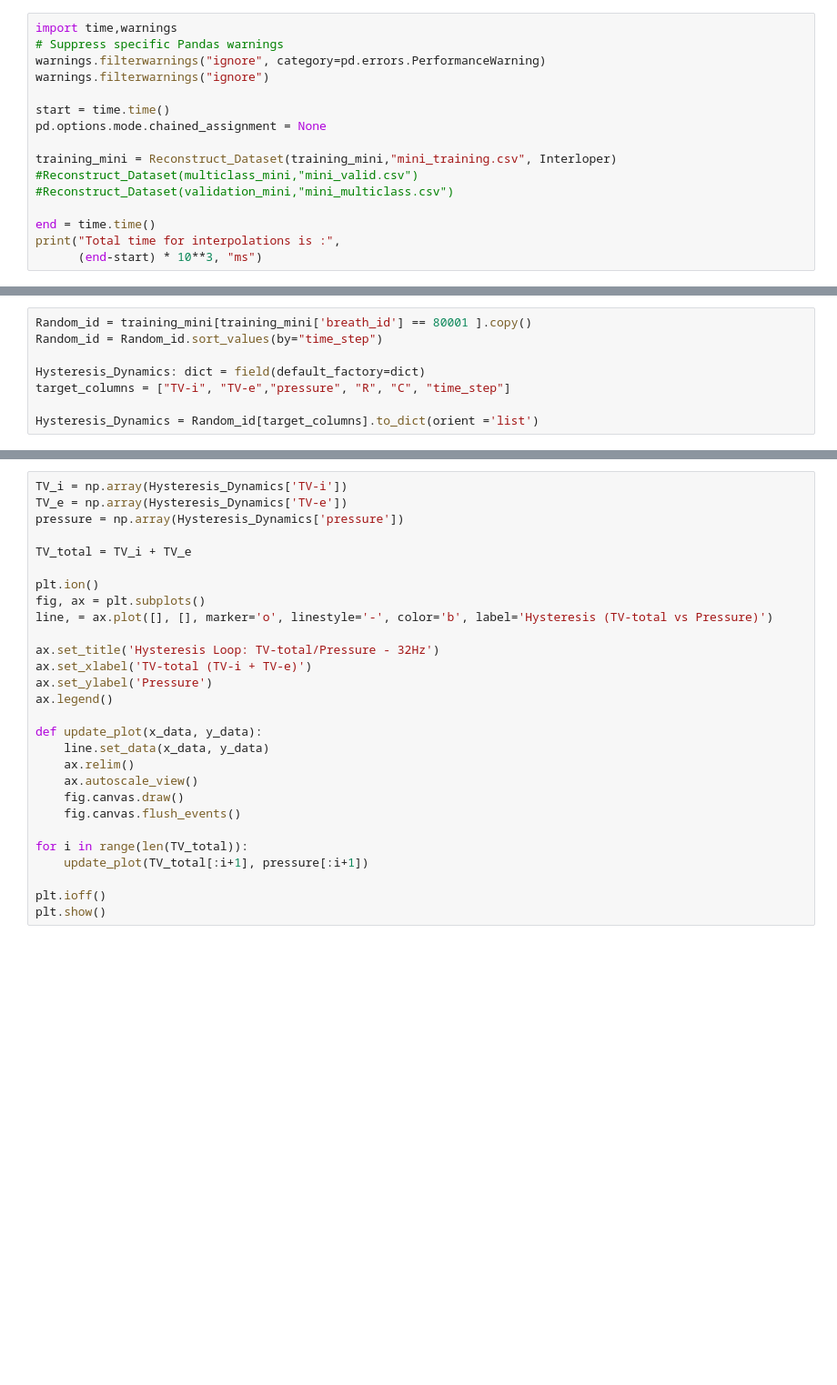
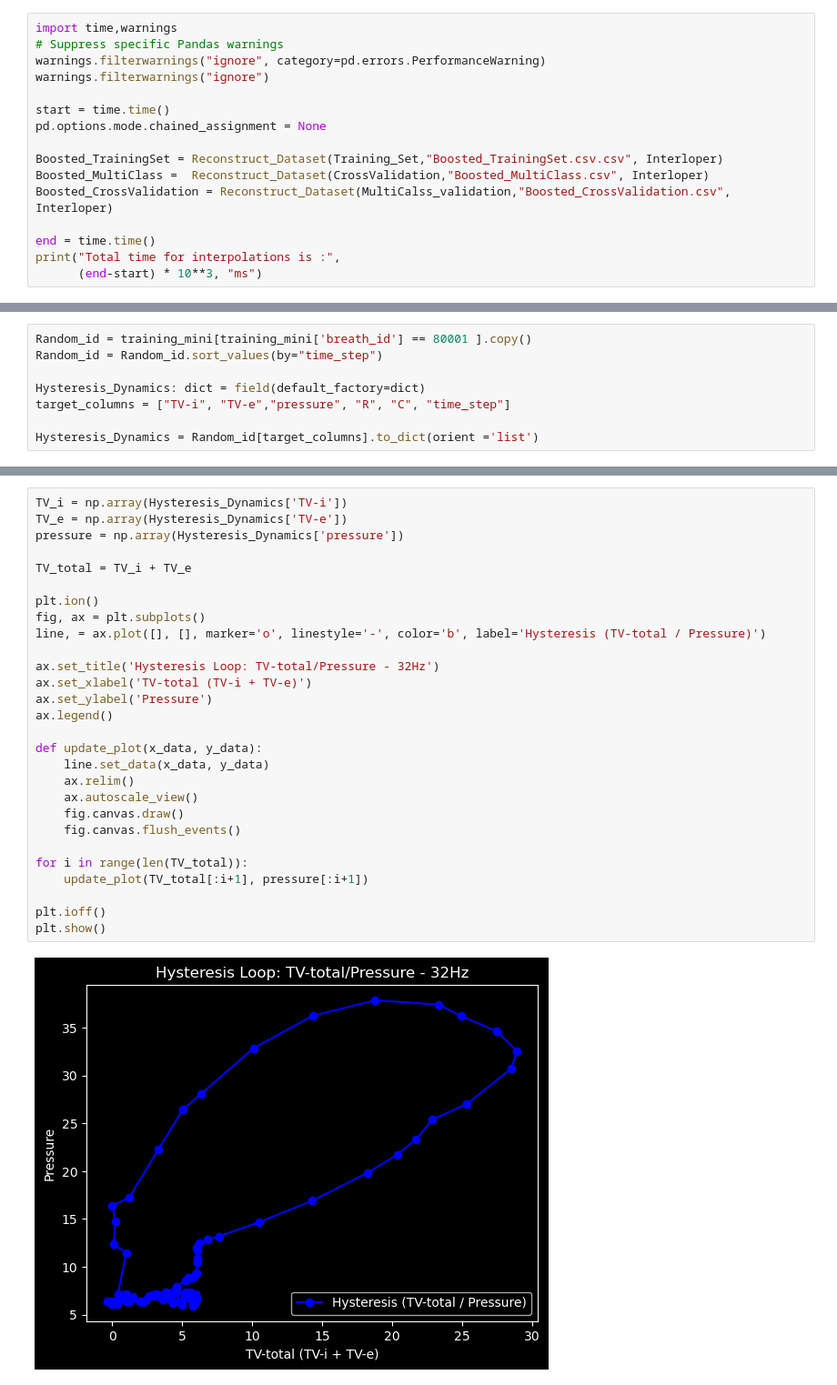
Before and after one commit to Molderon/ICU-Mechanical-Ventilation-Asyncronies, a Jupyter notebook: Feature_Engineering.ipynb, the cells around one changed output, grey strips where cells are left out. Shown at 91% size. Cells and saved outputs as stored; diff of their text form; blank space fills up the shorter version.

Commit message:
Add files via upload
Feature Engineering:
A) Interpolates the datasets to increase datapoint frequency.
b) Appends the polynomial area for each Hysteresis Cycle

```diff
--- a/Feature_Engineering.ipynb
+++ b/Feature_Engineering.ipynb
@@ -218,9 +272,9 @@ warnings.filterwarnings("ignore")
 start = time.time()
 pd.options.mode.chained_assignment = None
 
-training_mini = Reconstruct_Dataset(training_mini,"mini_training.csv", Interloper)
-#Reconstruct_Dataset(multiclass_mini,"mini_valid.csv")
-#Reconstruct_Dataset(validation_mini,"mini_multiclass.csv")
+Boosted_TrainingSet = Reconstruct_Dataset(Training_Set,"Boosted_TrainingSet.csv.csv", Interloper)
+Boosted_MultiClass =  Reconstruct_Dataset(CrossValidation,"Boosted_MultiClass.csv", Interloper)
+Boosted_CrossValidation = Reconstruct_Dataset(MultiCalss_validation,"Boosted_CrossValidation.csv", Interloper)
 
 end = time.time()
 print("Total time for interpolations is :",
@@ -247,28 +299,30 @@ Hysteresis_Dynamics = Random_id[target_columns].to_dict(orient ='list')
 # %%
 TV_i = np.array(Hysteresis_Dynamics['TV-i'])
 TV_e = np.array(Hysteresis_Dynamics['TV-e'])
 pressure = np.array(Hysteresis_Dynamics['pressure'])
 
 TV_total = TV_i + TV_e
 
 plt.ion()
 fig, ax = plt.subplots()
-line, = ax.plot([], [], marker='o', linestyle='-', color='b', label='Hysteresis (TV-total vs Pressure)')
+line, = ax.plot([], [], marker='o', linestyle='-', color='b', label='Hysteresis (TV-total / Pressure)')
 
 ax.set_title('Hysteresis Loop: TV-total/Pressure - 32Hz')
 ax.set_xlabel('TV-total (TV-i + TV-e)')
 ax.set_ylabel('Pressure')
 ax.legend()
 
 def update_plot(x_data, y_data):
     line.set_data(x_data, y_data)
     ax.relim()
     ax.autoscale_view()
     fig.canvas.draw()
     fig.canvas.flush_events()
 
 for i in range(len(TV_total)):
     update_plot(TV_total[:i+1], pressure[:i+1])
 
 plt.ioff()
 plt.show()
+# %% [output]
+[figure, added]
```
Also changed, not shown: parts of 19 cells of this notebook.
